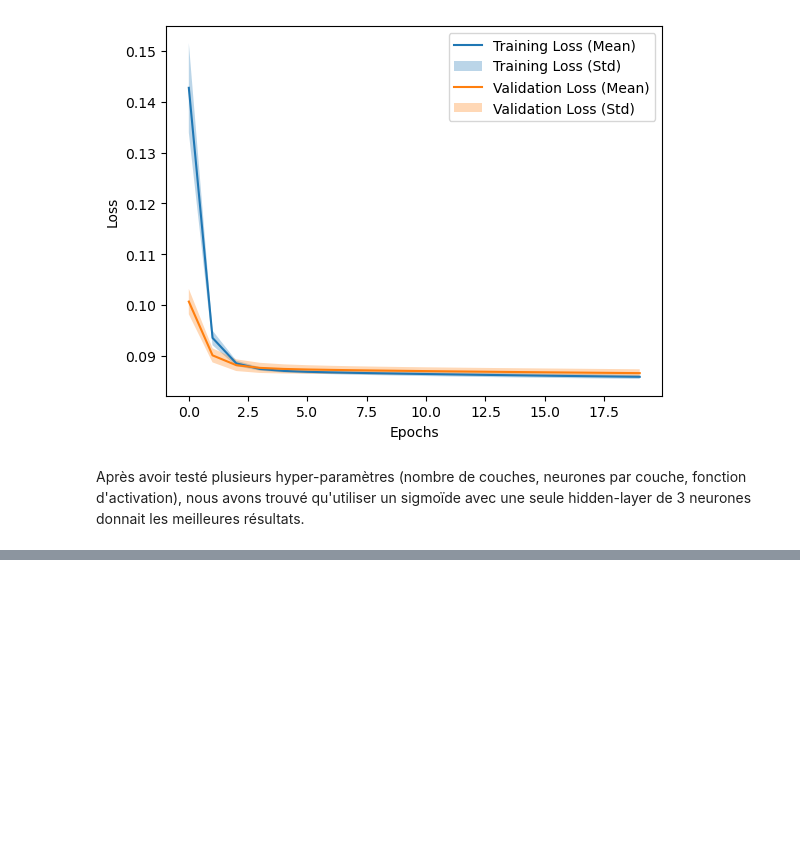
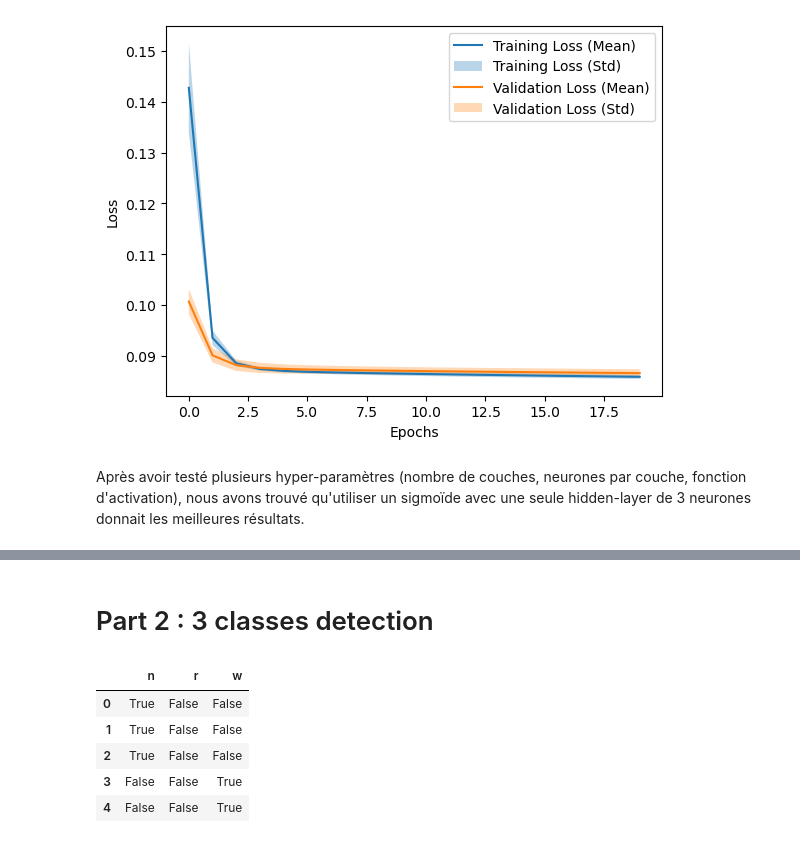
Before and after one commit to Raynobrak/heigvd-labos-arn, a Jupyter notebook: pw3-arn-heig-ancay-charbonnier/lab.ipynb, the cells around one changed output, grey strips where cells are left out. Cells and saved outputs as stored; diff of their text form; code cells hidden in the pictures; blank space fills up the shorter version.

```diff
--- a/pw3-arn-heig-ancay-charbonnier/lab.ipynb
+++ b/pw3-arn-heig-ancay-charbonnier/lab.ipynb
@@ -227,0 +234,2 @@ print(mean_f1)
+# %% [markdown]
+# Part 2 : 3 classes detection
@@ -227,0 +241,9 @@ print(mean_f1)
+# %%
+output_data_three_classes.head()
+# %% [output]
+|  | n | r | w |
+| 0 | True | False | False |
+| 1 | True | False | False |
+| 2 | True | False | False |
+| 3 | False | False | True |
+| 4 | False | False | True |
```
Also changed, not shown: parts of 12 cells of this notebook.
